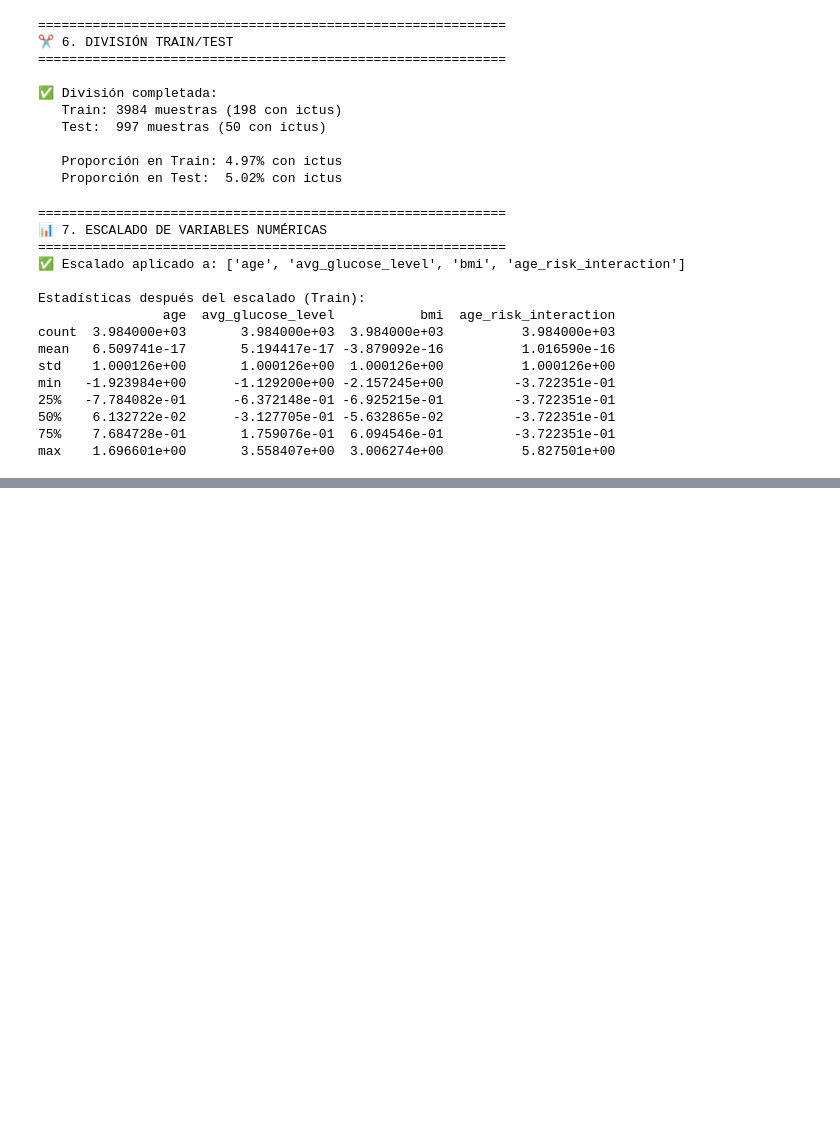
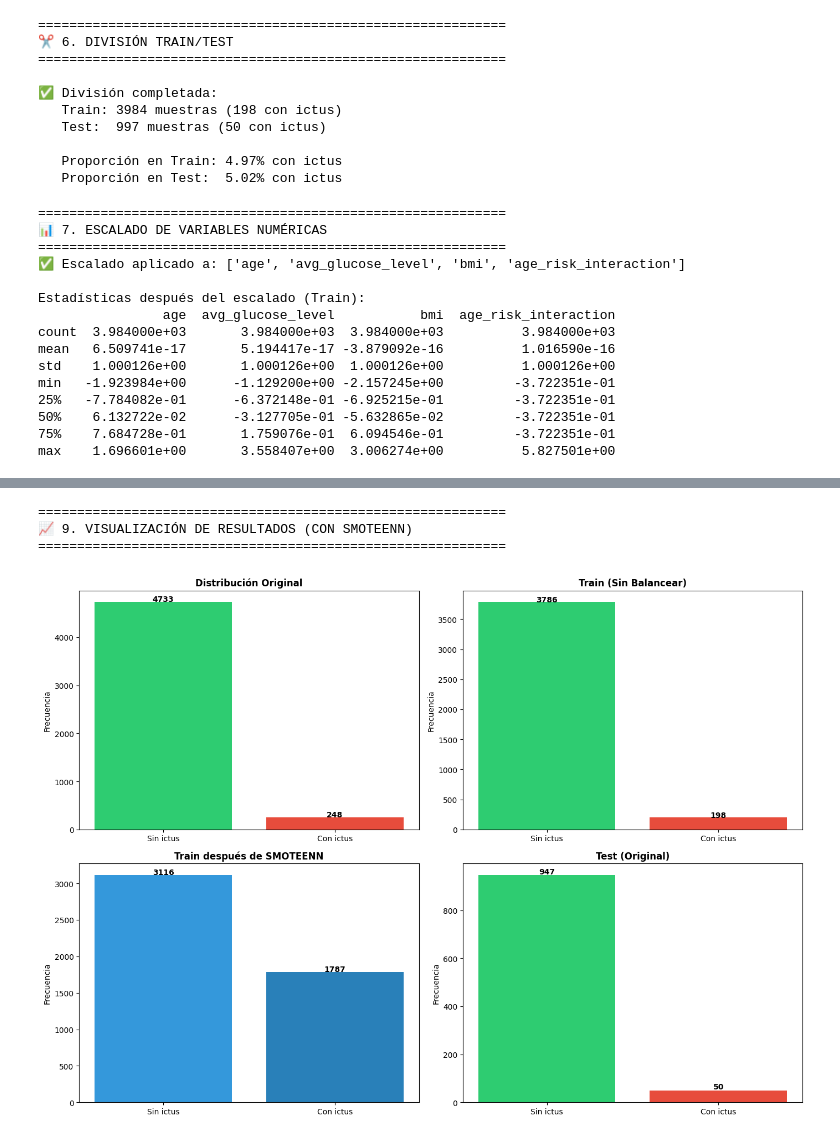
Before and after one commit to Bootcamp-IA-P5/project-ai-data-scientistG2, a Jupyter notebook: notebooks/Preprocessing.ipynb, the cells around one changed output, grey strips where cells are left out. Drawn from its saved outputs; the diff is of its cells as text; code cells hidden in the pictures; blank space fills up the shorter version.

```diff
--- a/notebooks/Preprocessing.ipynb
+++ b/notebooks/Preprocessing.ipynb
@@ -480,0 +292,58 @@ print("="*60)
+# %%
+# ===========================================
+# 8. VISUALIZACIÓN DEL PREPROCESAMIENTO (ACTUALIZADO)
+# ===========================================
+print("\n" + "="*60)
+print("📈 9. VISUALIZACIÓN DE RESULTADOS (CON SMOTEENN)")
+print("="*60)
+
+fig, axes = plt.subplots(2, 2, figsize=(14, 10))
+
+# ---------------------------
+# Distribución original
+# ---------------------------
+y_original = df['stroke']
+axes[0, 0].bar(['Sin ictus', 'Con ictus'], y_original.value_counts().values,
+               color=['#2ecc71', '#e74c3c'])
+axes[0, 0].set_title('Distribución Original', fontweight='bold')
+axes[0, 0].set_ylabel('Frecuencia')
+for i, v in enumerate(y_original.value_counts().values):
+    axes[0, 0].text(i, v + 10, str(v), ha='center', fontweight='bold')
+
+# ---------------------------
+# Distribución Train (sin balancear)
+# ---------------------------
+axes[0, 1].bar(['Sin ictus', 'Con ictus'], y_train.value_counts().values,
+               color=['#2ecc71', '#e74c3c'])
+axes[0, 1].set_title('Train (Sin Balancear)', fontweight='bold')
+axes[0, 1].set_ylabel('Frecuencia')
+for i, v in enumerate(y_train.value_counts().values):
+    axes[0, 1].text(i, v + 5, str(v), ha='center', fontweight='bold')
+
+# ---------------------------
+# Distribución Train (después de SMOTEENN)
+# ---------------------------
+axes[1, 0].bar(['Sin ictus', 'Con ictus'], y_train_bal.value_counts().values,
+               color=['#3498db', '#2980b9'])
+axes[1, 0].set_title('Train después de SMOTEENN', fontweight='bold')
+axes[1, 0].set_ylabel('Frecuencia')
+for i, v in enumerate(y_train_bal.value_counts().values):
+    axes[1, 0].text(i, v + 10, str(v), ha='center', fontweight='bold')
+
+# ---------------------------
+# Distribución Test (sin tocar)
+# ---------------------------
+axes[1, 1].bar(['Sin ictus', 'Con ictus'], y_test.value_counts().values,
+               color=['#2ecc71', '#e74c3c'])
+axes[1, 1].set_title('Test (Original)', fontweight='bold')
+axes[1, 1].set_ylabel('Frecuencia')
+for i, v in enumerate(y_test.value_counts().values):
+    axes[1, 1].text(i, v + 5, str(v), ha='center', fontweight='bold')
+
+plt.tight_layout()
+plt.show()
+# %% [output]
+============================================================
+📈 9. VISUALIZACIÓN DE RESULTADOS (CON SMOTEENN)
+============================================================
+[figure, added]
```
Also changed, not shown: parts of 7 cells of this notebook, 5 other files.
